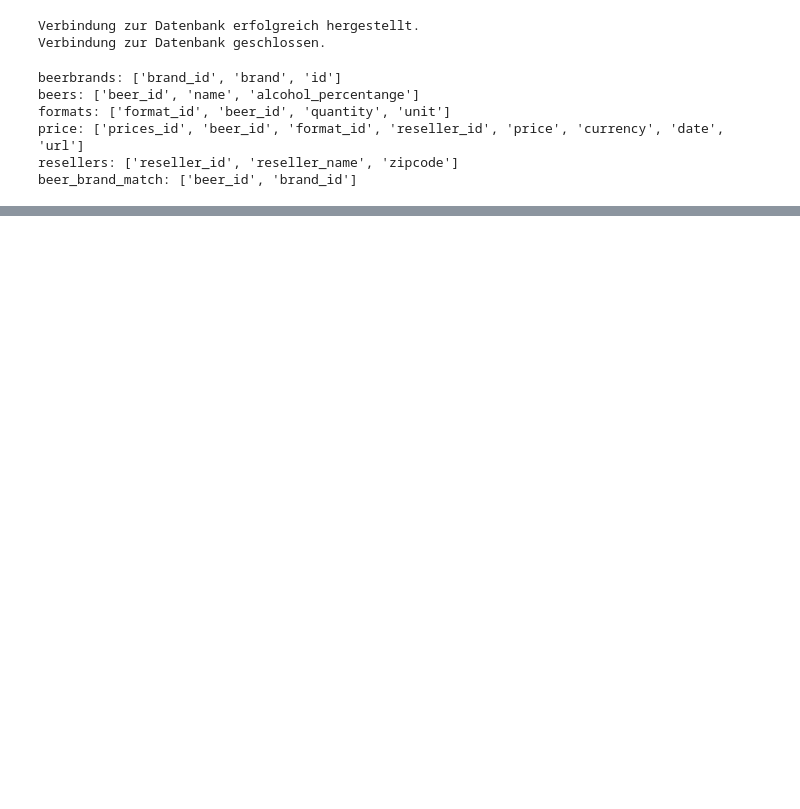
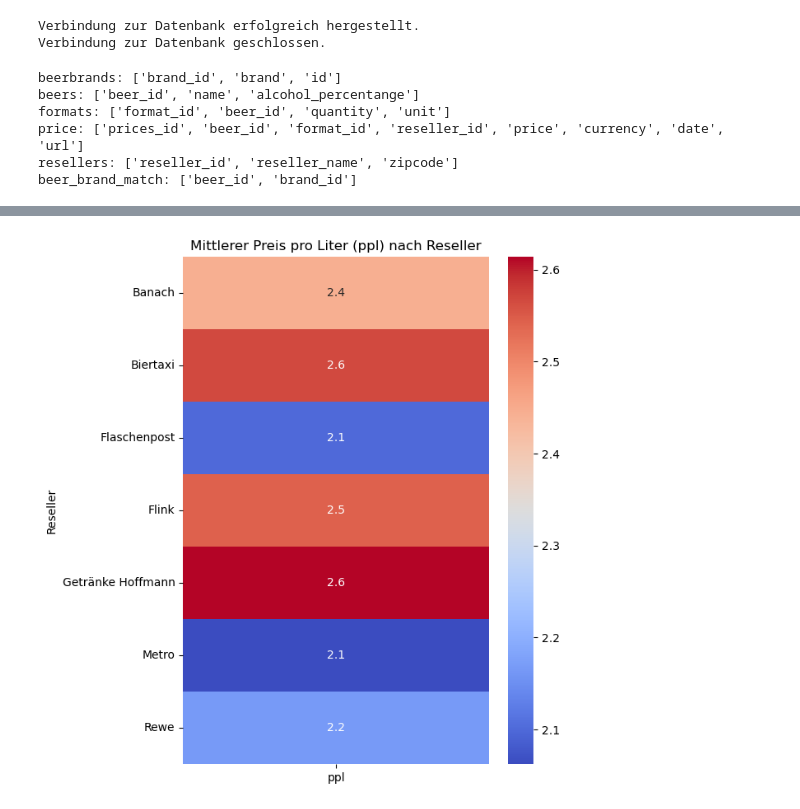
Before and after one commit to Joel-Rasch/Beer_Scraping, a Jupyter notebook: analysis/analysis_leon.ipynb, the cells around one changed output, grey strips where cells are left out. Drawn from its saved outputs; the diff is of its cells as text; code cells hidden in the pictures; blank space fills up the shorter version.

```diff
--- a/analysis/analysis_leon.ipynb
+++ b/analysis/analysis_leon.ipynb
@@ -126,0 +374,11 @@ display(merge_beers)
+# %%
+# Heatmap
+reseller_mean = reseller_analysis.groupby('reseller_name')['ppl'].mean().reset_index()
+reseller_mean_pivot = reseller_mean.pivot_table(index='reseller_name', values='ppl')
+plt.figure(figsize=(6, 8))
+sns.heatmap(reseller_mean_pivot, annot=True, cmap='coolwarm', cbar=True)
+plt.title('Mittlerer Preis pro Liter (ppl) nach Reseller')
+plt.ylabel('Reseller')
+plt.show()
+# %% [output]
+[figure, added]
```
Also changed, not shown: parts of 30 cells of this notebook.
